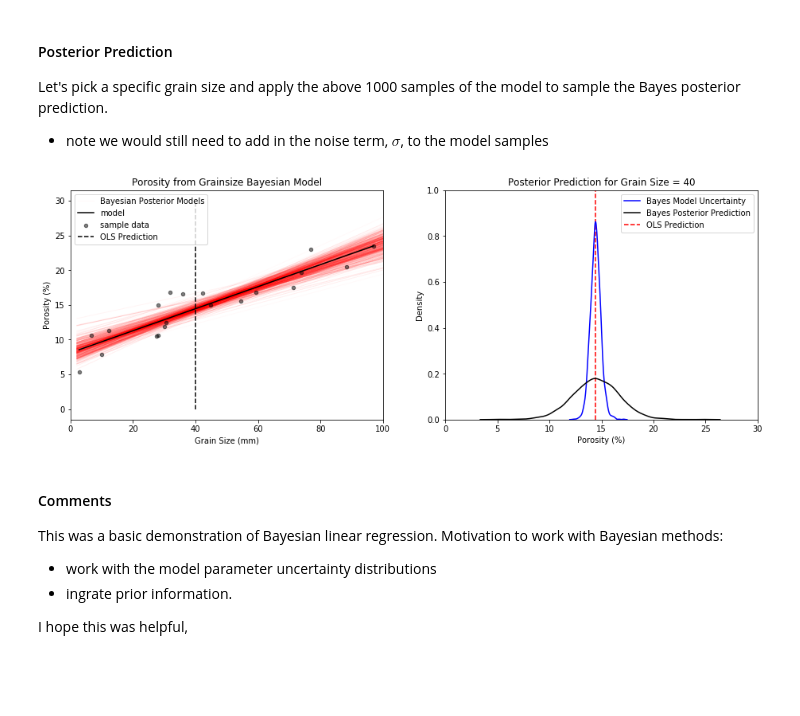
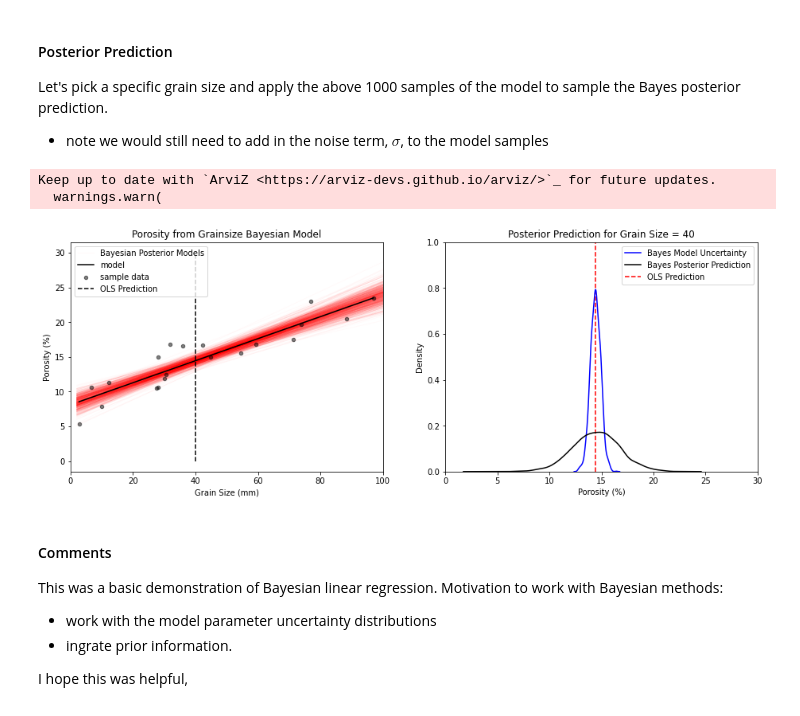
Before and after one commit to GeostatsGuy/PythonNumericalDemos, a Jupyter notebook: SubsurfaceDataAnalytics_BayesianRegression.ipynb, the cells around one changed output. Drawn from its saved outputs; the diff is of its cells as text; code cells hidden in the pictures; blank space fills up the shorter version.

```diff
--- a/SubsurfaceDataAnalytics_BayesianRegression.ipynb
+++ b/SubsurfaceDataAnalytics_BayesianRegression.ipynb
@@ -193,7 +201,7 @@ with pm.Model() as linear_all_data:
     step = pm.NUTS(target_accept = 0.95) # use the No-U-Turn Sampler (NUTS) for Markov Chains Monte Carlo MCMC, addaptive step size
 
     # Posterior distribution
-    linear_trace_all_data = pm.sample(draws = 500, tune = 500, step = step, random_seed = seed)
+    linear_trace_all_data = pm.sample(draws = 500, tune = 500, step = step, random_seed = seed, return_inferencedata = True)
     #linear_trace_all_data = pm.sample(draws = 500, tune = 500, step = step, random_seed = seed,discard_tuned_samples = False)
 # %% [output]
 Multiprocess sampling (4 chains in 4 jobs)
@@ -296,33 +318,38 @@ Let's pick a specific grain size and apply the above 1000 samples of the model t
 * note we would still need to add in the noise term, $\sigma$, to the model samples
 # %%
 grain_size = 40
-nruns = linear_trace_all_data['slope'].shape[0]
+nruns = linear_trace_all_data.posterior['slope'].shape[0]
+slopes = linear_trace_all_data.posterior['slope'].values
+intercepts = linear_trace_all_data.posterior['Intercept'].values
+sigmas = linear_trace_all_data.posterior['sigma'].values
 
 plt.subplot(121)
 plt.scatter(X_data, y_data, color='black', s = 20, alpha = 0.5, label='sample data', zorder = 3)
 pm.plot_posterior_predictive_glm(linear_trace_all_data, samples = 1000, eval=np.linspace(2, 100, 100), linewidth = 1, color = 'red', alpha = 0.02, label = 'Bayesian Posterior Models',lm = lambda x, sample: sample['Intercept'] + sample['slope'] * x, zorder = 1)
 
 plt.plot(X_data, OLS_intercept + OLS_slope*X_data, label='model', color = 'black', zorder= 2)
 plt.vlines(x = grain_size,ymin = 0, ymax = 30, label = 'OLS Prediction',colors = 'black', linestyles='--')
 plt.title('Porosity from Grainsize Bayesian Model'); plt.xlabel('Grain Size (mm)'); plt.ylabel('Porosity (%)')
 plt.xlim(0,100)#; plt.ylim(0,1500000)
 plt.subplots_adjust(left=0.0, bottom=0.0, right=2.0, top=1.0, wspace=0.2, hspace=0.2)
 plt.legend()
 
 plt.subplot(122)
-model_uncert = linear_trace_all_data['Intercept'] + linear_trace_all_data['slope'] * grain_size
-sns.kdeplot(model_uncert, label = 'Bayes Model Uncertainty', color = 'blue')
-bayes_prediction = linear_trace_all_data['Intercept'] + linear_trace_all_data['slope'] * grain_size + np.random.normal(loc=0,scale=linear_trace_all_data['sigma'],size=nruns)
-sns.kdeplot(bayes_prediction, label = 'Bayes Posterior Prediction', color = 'black')
+model_uncert = intercepts + slopes * grain_size
+sns.kdeplot(model_uncert.flatten(), label = 'Bayes Model Uncertainty', color = 'blue')
+bayes_prediction = intercepts + slopes * grain_size + np.random.normal(loc=0,scale=sigmas,size=[nruns,500])
+sns.kdeplot(bayes_prediction.flatten(), label = 'Bayes Posterior Prediction', color = 'black')
 plt.vlines(x = OLS_intercept + OLS_slope * grain_size,ymin = 0, ymax = 2.5, label = 'OLS Prediction',colors = 'red', linestyles='--')
 plt.xlim(0,30),plt.ylim(0,1.0)
 plt.xlabel('Porosity (%)'), plt.ylabel('Density');
 plt.title('Posterior Prediction for Grain Size = ' + str(grain_size));
 plt.subplots_adjust(left=0.0, bottom=0.0, right=2.0, top=1.0, wspace=0.2, hspace=0.2)
 plt.legend()
 plt.show()
 # %% [output]
+Keep up to date with `ArviZ <https://arviz-devs.github.io/arviz/>`_ for future updates.
+  warnings.warn(
-[figure, old version]
+[figure, new version]
 # %% [markdown]
 #### Comments
 
```
Also changed, not shown: parts of 10 cells of this notebook.
